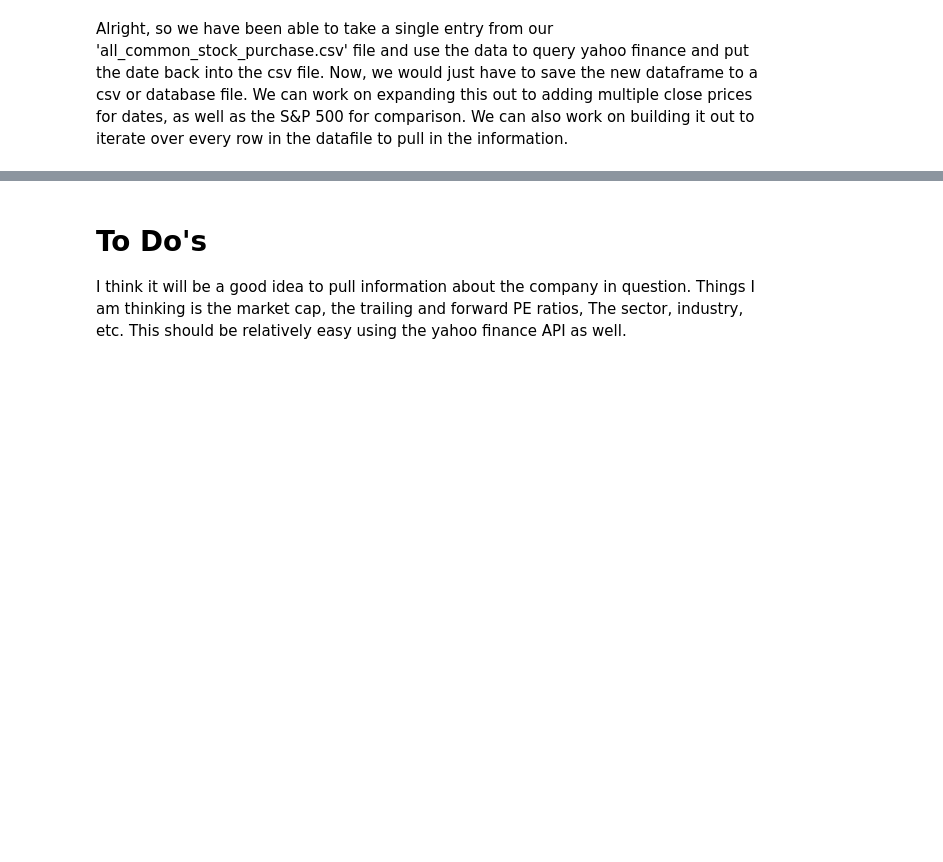
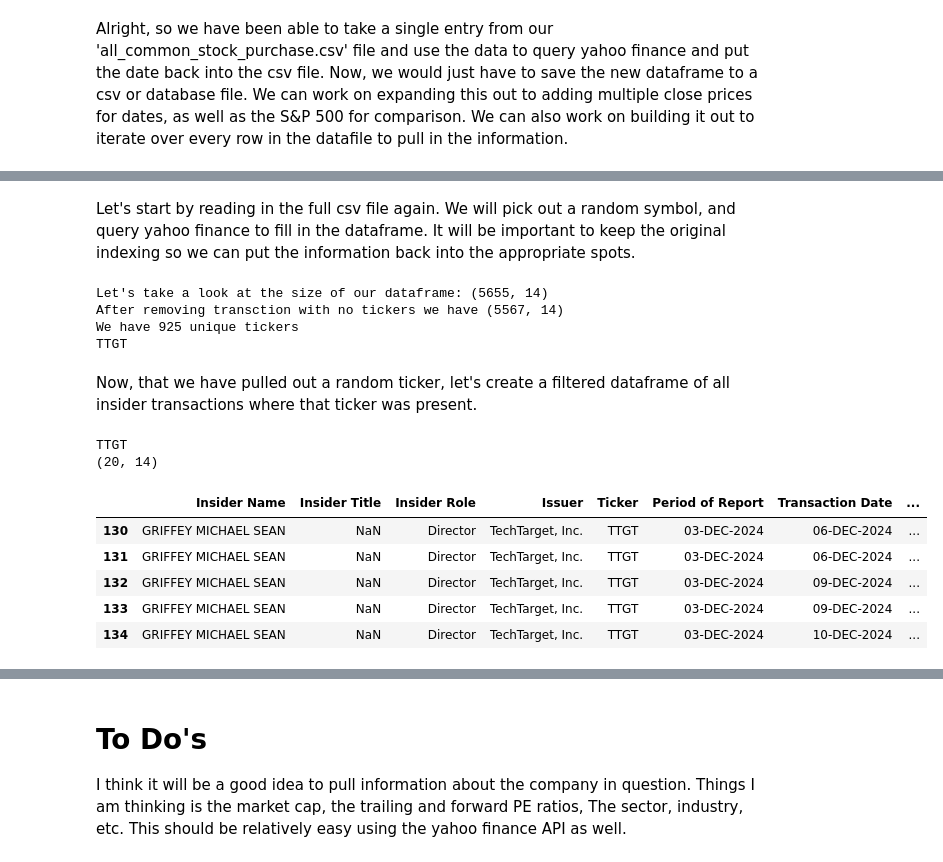
Before and after one commit to tmacpherson6/Do-Insiders-Know-Something-We-Dont, a Jupyter notebook: Scrapping_Yahoo_Finance.ipynb, the cells around one changed output, grey strips where cells are left out. Drawn from its saved outputs; the diff is of its cells as text; code cells hidden in the pictures; blank space fills up the shorter version.

```diff
--- a/Scrapping_Yahoo_Finance.ipynb
+++ b/Scrapping_Yahoo_Finance.ipynb
@@ -215,0 +220,47 @@ Alright, so we have been able to take a single entry from our 'all_common_stock_
+# %% [markdown]
+Let's start by reading in the full csv file again. We will pick out a random symbol, and query yahoo finance to fill in the dataframe. It will be important to keep the original indexing so we can put the information back into the appropriate spots.
+# %%
+import numpy as np
+import pandas as pd
+import random
+
+#Read in the .csv file
+cs_df = pd.read_csv('all_common_stock_purchases (6).csv')
+print(f"Let's take a look at the size of our dataframe: {cs_df.shape}")
+#print(cs_df.head())
+
+#Let's start by removing any data where tickers == None
+cs_df = cs_df[cs_df['Ticker'] != 'NONE']
+print(f"After removing transction with no tickers we have {cs_df.shape}")
+
+#Let's take a look at the number of unique tickers in this file
+tickers = list(cs_df['Ticker'].unique())
+print(f"We have {len(tickers)} unique tickers")
+
+random.seed(593)
+
+#Let's pull out a random ticker
+ticker = cs_df['Ticker'].sample(1).iloc[0]
+print(ticker)
+# %% [output]
+Let's take a look at the size of our dataframe: (5655, 14)
+After removing transction with no tickers we have (5567, 14)
+We have 925 unique tickers
+TTGT
+# %% [markdown]
+Now, that we have pulled out a random ticker, let's create a filtered dataframe of all insider transactions where that ticker was present.
+# %%
+print(ticker)
+#Filtered dataframe
+ticker_df = cs_df[cs_df['Ticker'] == ticker].copy()
+print(ticker_df.shape)
+ticker_df.head()
+# %% [output]
+TTGT
+(20, 14)
+|  | Insider Name | Insider Title | Insider Role | Issuer | Ticker | Period of Report | Transaction Date | ... |
+| 130 | GRIFFEY MICHAEL SEAN | NaN | Director | TechTarget, Inc. | TTGT | 03-DEC-2024 | 06-DEC-2024 | ... |
+| 131 | GRIFFEY MICHAEL SEAN | NaN | Director | TechTarget, Inc. | TTGT | 03-DEC-2024 | 06-DEC-2024 | ... |
+| 132 | GRIFFEY MICHAEL SEAN | NaN | Director | TechTarget, Inc. | TTGT | 03-DEC-2024 | 09-DEC-2024 | ... |
+| 133 | GRIFFEY MICHAEL SEAN | NaN | Director | TechTarget, Inc. | TTGT | 03-DEC-2024 | 09-DEC-2024 | ... |
+| 134 | GRIFFEY MICHAEL SEAN | NaN | Director | TechTarget, Inc. | TTGT | 03-DEC-2024 | 10-DEC-2024 | ... |
```
Also changed, not shown: parts of 19 cells of this notebook, 1 other file.
